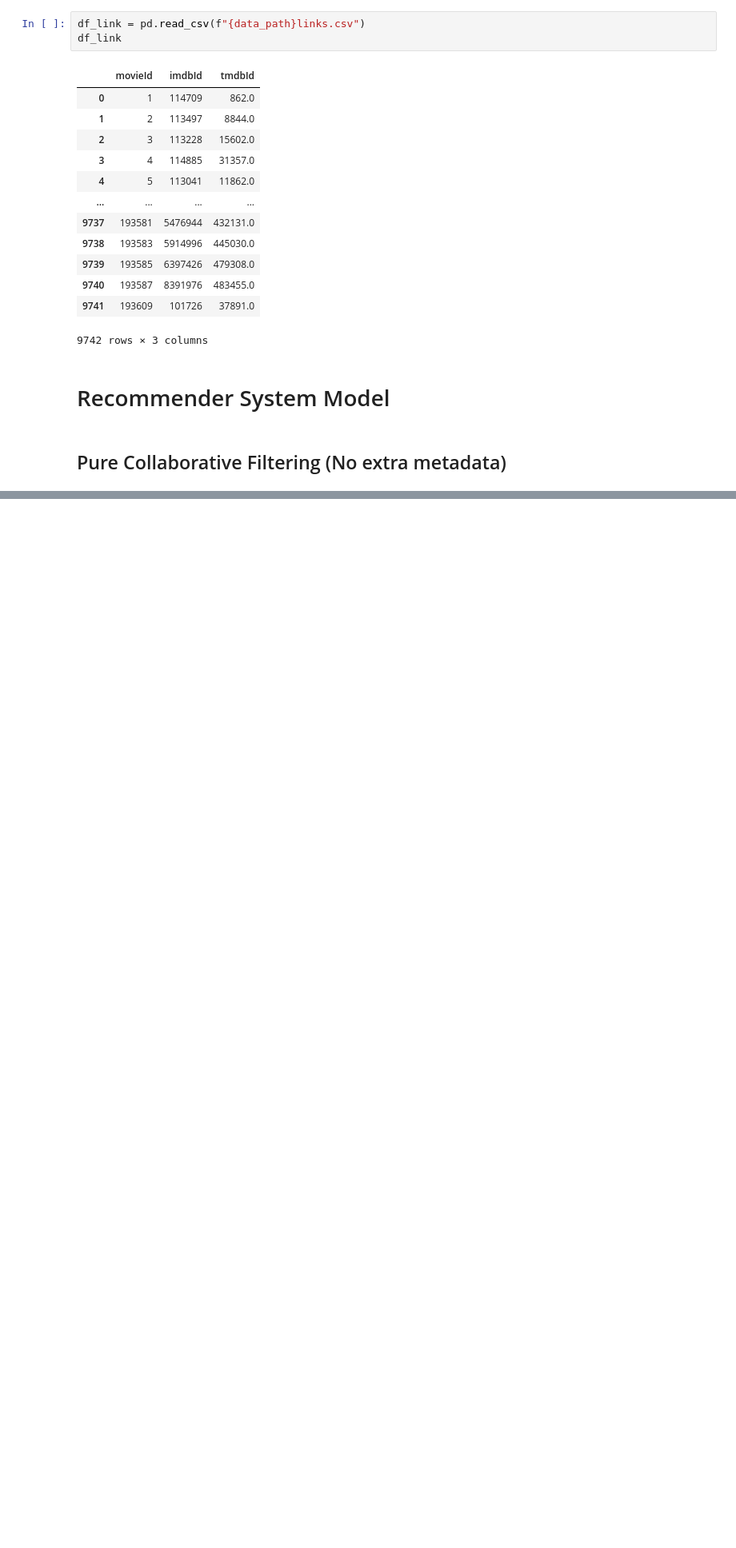
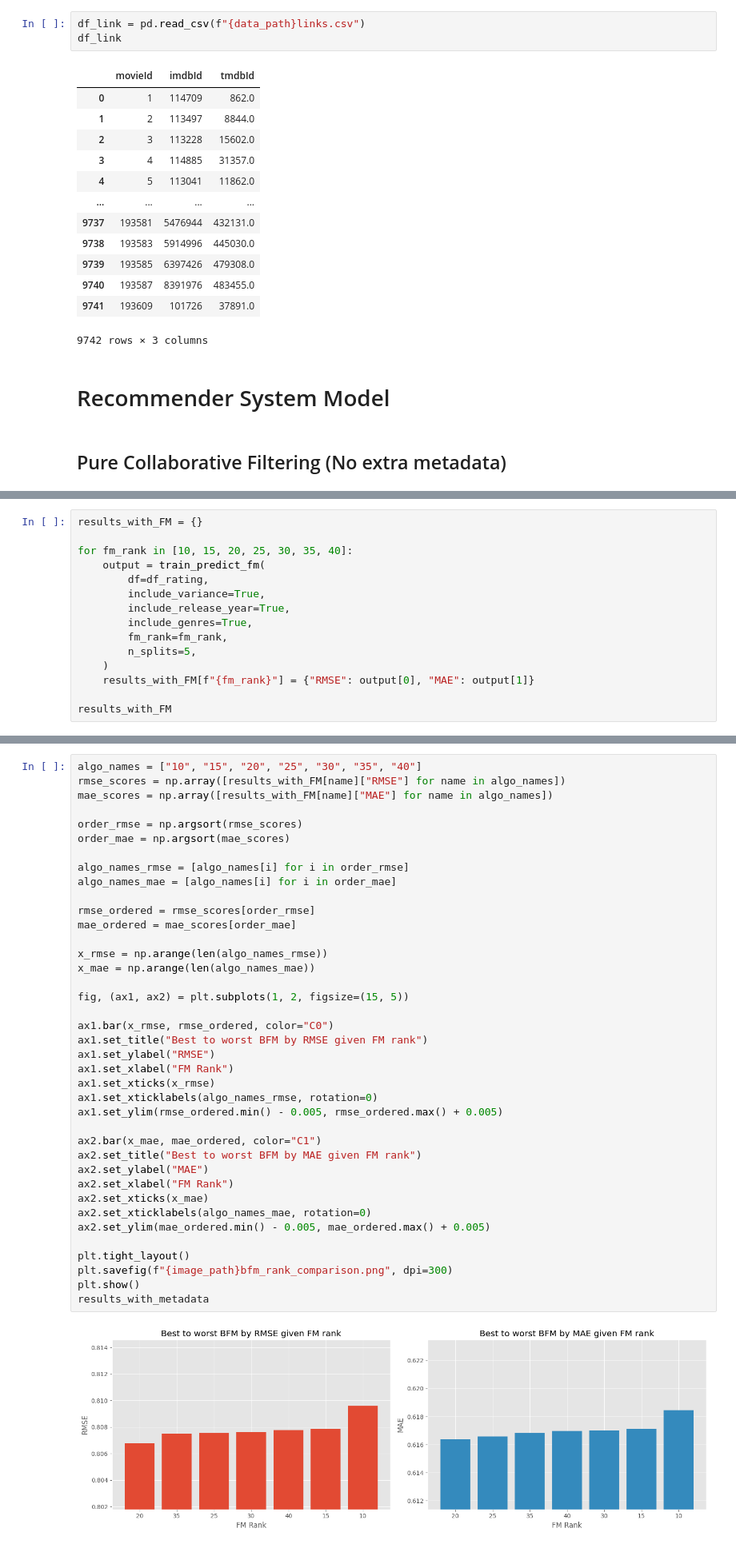
Before and after one commit to NamLe0609/recsys-movielens, a Jupyter notebook: new-movielens-100k.ipynb, the cells around one changed output, grey strips where cells are left out. Shown at 80% size. Drawn from its saved outputs; the diff is of its cells as text; blank space fills up the shorter version.

```diff
--- a/new-movielens-100k.ipynb
+++ b/new-movielens-100k.ipynb
@@ -335,0 +535,15 @@ results
+# %%
+results_with_FM = {}
+
+for fm_rank in [10, 15, 20, 25, 30, 35, 40]:
+    output = train_predict_fm(
+        df=df_rating,
+        include_variance=True,
+        include_release_year=True,
+        include_genres=True,
+        fm_rank=fm_rank,
+        n_splits=5,
+    )
+    results_with_FM[f"{fm_rank}"] = {"RMSE": output[0], "MAE": output[1]}
+
+results_with_FM
@@ -335,0 +558,41 @@ results
+# %%
+algo_names = ["10", "15", "20", "25", "30", "35", "40"]
+rmse_scores = np.array([results_with_FM[name]["RMSE"] for name in algo_names])
+mae_scores = np.array([results_with_FM[name]["MAE"] for name in algo_names])
+
+order_rmse = np.argsort(rmse_scores)
+order_mae = np.argsort(mae_scores)
+
+algo_names_rmse = [algo_names[i] for i in order_rmse]
+algo_names_mae = [algo_names[i] for i in order_mae]
+
+rmse_ordered = rmse_scores[order_rmse]
+mae_ordered = mae_scores[order_mae]
+
+x_rmse = np.arange(len(algo_names_rmse))
+x_mae = np.arange(len(algo_names_mae))
+
+fig, (ax1, ax2) = plt.subplots(1, 2, figsize=(15, 5))
+
+ax1.bar(x_rmse, rmse_ordered, color="C0")
+ax1.set_title("Best to worst BFM by RMSE given FM rank")
+ax1.set_ylabel("RMSE")
+ax1.set_xlabel("FM Rank")
+ax1.set_xticks(x_rmse)
+ax1.set_xticklabels(algo_names_rmse, rotation=0)
+ax1.set_ylim(rmse_ordered.min() - 0.005, rmse_ordered.max() + 0.005)
+
+ax2.bar(x_mae, mae_ordered, color="C1")
+ax2.set_title("Best to worst BFM by MAE given FM rank")
+ax2.set_ylabel("MAE")
+ax2.set_xlabel("FM Rank")
+ax2.set_xticks(x_mae)
+ax2.set_xticklabels(algo_names_mae, rotation=0)
+ax2.set_ylim(mae_ordered.min() - 0.005, mae_ordered.max() + 0.005)
+
+plt.tight_layout()
+plt.savefig(f"{image_path}bfm_rank_comparison.png", dpi=300)
+plt.show()
+results_with_metadata
+# %% [output]
+[figure, added]
```
Also changed, not shown: parts of 16 cells of this notebook, 5 other files.
